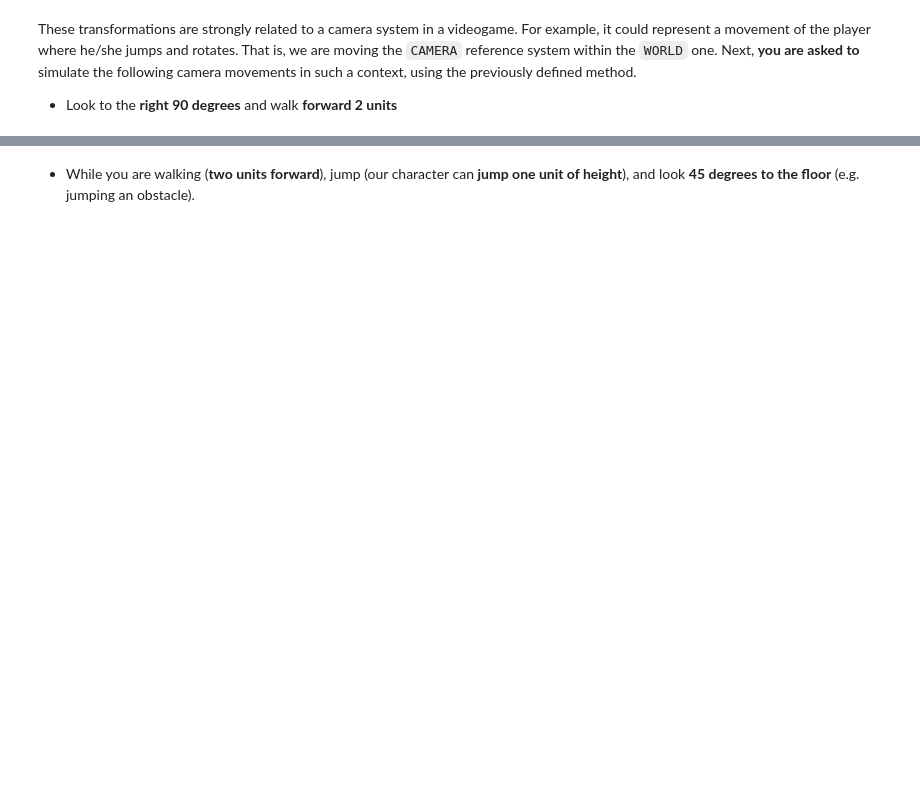
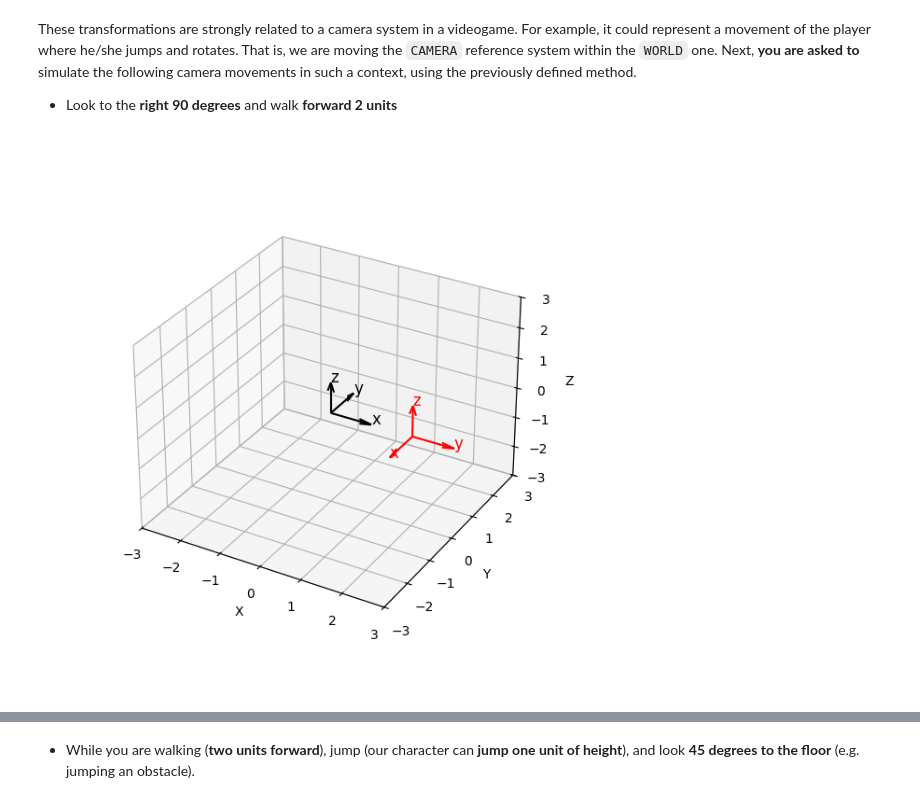
Before and after one commit to rorro6787/Computer_Vision, a Jupyter notebook: src/Chapter 08. Image Formation/8.1 Mathematical tools. Euclidean transformations in 3D.ipynb, the cells around one changed output, grey strips where cells are left out. Drawn from its saved outputs; the diff is of its cells as text; code cells hidden in the pictures; blank space fills up the shorter version.

```diff
--- a/src/Chapter 08. Image Formation/8.1 Mathematical tools. Euclidean transformations in 3D.ipynb
+++ b/src/Chapter 08. Image Formation/8.1 Mathematical tools. Euclidean transformations in 3D.ipynb
@@ -489,7 +487,7 @@ Compute the triple product of $\mathbf{a}=(1,2,3)$, $\mathbf{b}=(3,1,2)$ and $\m
 # Write your code here!
 
 # Vector coordinates
-v = np.array(None)
+v = np.array([[1,3,2],[2,1,2],[3,2,1]])
 
 #Isolate vectors
 a = v[:,0]
@@ -497,13 +495,13 @@ b = v[:,1]
 c = v[:,2]
 
 # Compute â
-hat_a = np.array(None)
+hat_a = np.array([[0,-a[2],a[1]],[a[2],0,-a[0]],[-a[1],a[0],0]])
 
 # Compute cross product
-cross = None
+cross = hat_a@b
 
 # Compute triple product
-triple_product = None
+triple_product = sum(cross*c)
 # triple_product = np.dot(np.cross(a,b),c)
 
 print('Triple product:', triple_product)
@@ -795,21 +799,21 @@ def apply_rotation_translation(v, origin, yaw, pitch, roll, translation, labels,
     # Write your code here!
 
     # Transform to radians
-    yaw = radians(None)
-    pitch = radians(None)
-    roll = radians(None)
+    yaw = radians(yaw)
+    pitch = radians(pitch)
+    roll = radians(roll)
 
     # 1. Construct rotation matrices
-    Rx = np.array(None)
-    Ry = np.array(None)
-    Rz = np.array(None)
+    Rx = np.array([[1,0,0],[0,cos(roll),-sin(roll)],[0,sin(roll),cos(roll)]])
+    Ry = np.array([[cos(pitch),0,sin(pitch)],[0,1,0],[-sin(pitch),0,cos(pitch)]])
+    Rz = np.array([[cos(yaw),-sin(yaw),0],[sin(yaw),cos(yaw),0],[0,0,1]])
 
     # Combine rotation matrices
-    R = None
+    R = Rz@Ry@Rx
 
     # Apply transformation
-    transformed_v = None # apply rotation
-    transformed_origin = None # apply translation
+    transformed_v = R@v # apply rotation
+    transformed_origin = origin+translation # apply translation
 
     # Create figure
     fig = plt.figure()
@@ -848,17 +854,19 @@ These transformations are strongly related to a camera system in a videogame. Fo
 # %%
 # Write your code here!
 
 # Vector coordinates
 v = np.array([[1,0,0],[0,1,0],[0,0,1]])
 
 # Origin coordinates
 origin = np.array([[0,0,0],[0,0,0],[0,0,0]])
 
 # Traslation vector
-translation = np.array(None)
+translation = np.array([[2],[0],[0]])
 
 # Apply transformation
-apply_rotation_translation(v,origin,None,None,None,translation,["x","y","z"],[-3,3,-3,3,-3,3])
+apply_rotation_translation(v,origin,-90,0,0,translation,["x","y","z"],[-3,3,-3,3,-3,3])
+# %% [output]
+[figure, added]
 # %% [markdown]
 <font color='blue'>**Expected output:**  </font>
 
```
Also changed, not shown: parts of 14 cells of this notebook, 5 other files.
